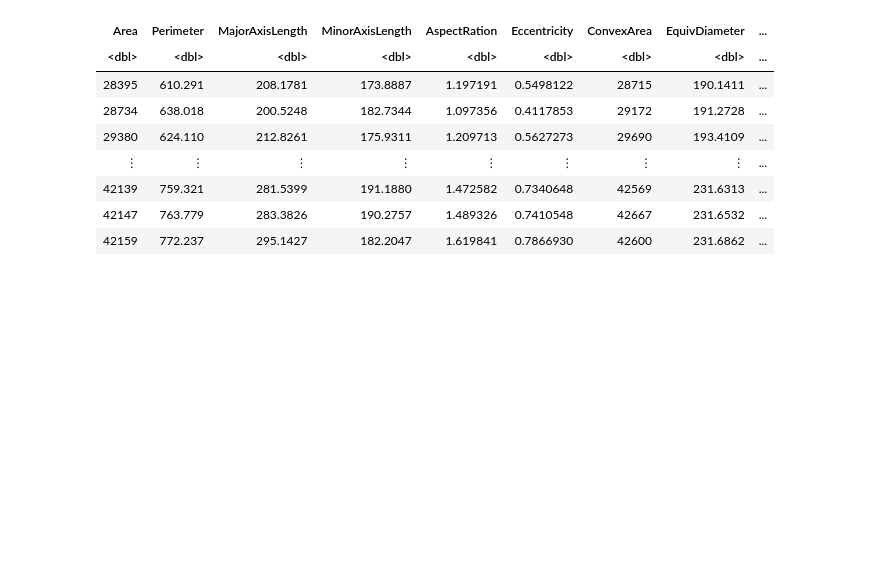
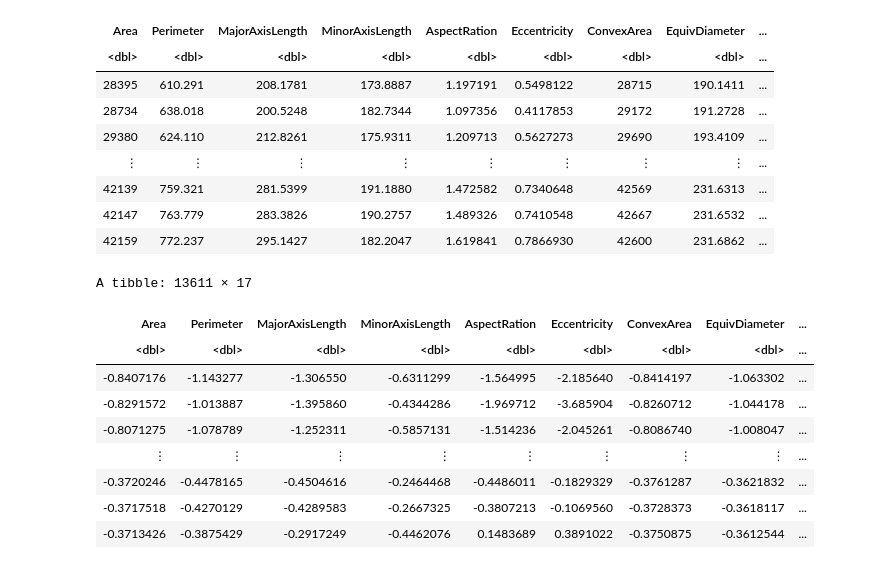
Before and after one commit to emeraldnqa/Bean-Type-Classfiifcation, a Jupyter notebook: proposal code.ipynb, the cells around one changed output. Saved outputs shown, nothing was run; the diff lists cells and outputs as text; code cells hidden in the pictures; blank space fills up the shorter version.

```diff
--- a/proposal code.ipynb
+++ b/proposal code.ipynb
@@ -44,3 +22,24 @@ A tibble: 13611 × 17
 | 42139 | 759.321 | 281.5399 | 191.1880 | 1.472582 | 0.7340648 | 42569 | 231.6313 | ... |
 | 42147 | 763.779 | 283.3826 | 190.2757 | 1.489326 | 0.7410548 | 42667 | 231.6532 | ... |
 | 42159 | 772.237 | 295.1427 | 182.2047 | 1.619841 | 0.7866930 | 42600 | 231.6862 | ... |
+# %%
+#Standaridized the dataset
+bean_data_recipe <- recipe(Class ~., data = bean) |>
+                        step_scale(all_predictors()) |>
+                        step_center(all_predictors())
+
+bean_data_scaled <- bean_data_recipe |>
+                            prep() |>
+                            bake(bean)
+bean_data_scaled
+# %% [output]
+A tibble: 13611 × 17
+| Area | Perimeter | MajorAxisLength | MinorAxisLength | AspectRation | Eccentricity | ConvexArea | EquivDiameter | ... |
+| <dbl> | <dbl> | <dbl> | <dbl> | <dbl> | <dbl> | <dbl> | <dbl> | ... |
+| -0.8407176 | -1.143277 | -1.306550 | -0.6311299 | -1.564995 | -2.185640 | -0.8414197 | -1.063302 | ... |
+| -0.8291572 | -1.013887 | -1.395860 | -0.4344286 | -1.969712 | -3.685904 | -0.8260712 | -1.044178 | ... |
+| -0.8071275 | -1.078789 | -1.252311 | -0.5857131 | -1.514236 | -2.045261 | -0.8086740 | -1.008047 | ... |
+| ⋮ | ⋮ | ⋮ | ⋮ | ⋮ | ⋮ | ⋮ | ⋮ | ... |
+| -0.3720246 | -0.4478165 | -0.4504616 | -0.2464468 | -0.4486011 | -0.1829329 | -0.3761287 | -0.3621832 | ... |
+| -0.3717518 | -0.4270129 | -0.4289583 | -0.2667325 | -0.3807213 | -0.1069560 | -0.3728373 | -0.3618117 | ... |
+| -0.3713426 | -0.3875429 | -0.2917249 | -0.4462076 | 0.1483689 | 0.3891022 | -0.3750875 | -0.3612544 | ... |
```
Also changed, not shown: parts of 4 cells of this notebook.
